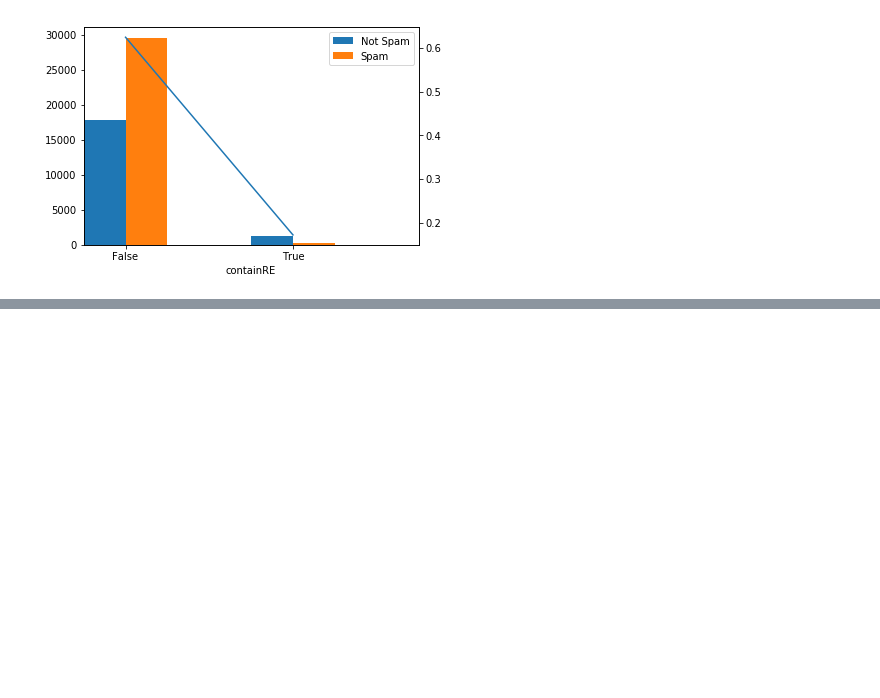
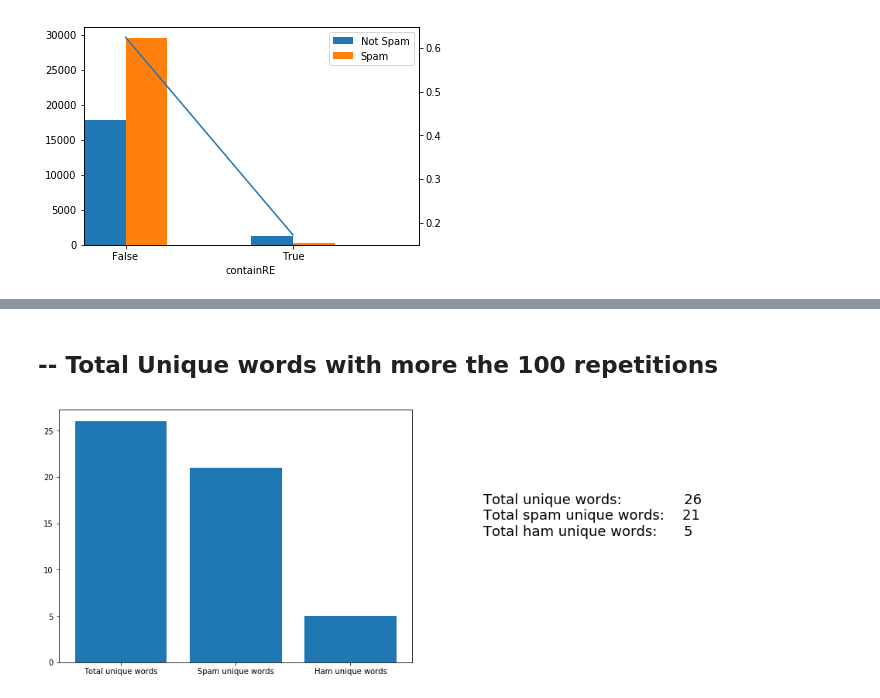
Before and after one commit to cordeiroph/SpamEmailClassifier, a Jupyter notebook: SpamEmailClassifier2.ipynb, the cells around one changed output, grey strips where cells are left out. Saved outputs shown, nothing was run; the diff lists cells and outputs as text; code cells hidden in the pictures; blank space fills up the shorter version.

```diff
--- a/SpamEmailClassifier2.ipynb
+++ b/SpamEmailClassifier2.ipynb
@@ -1094,0 +919,15 @@ txt.ENGLISH_STOP_WORDS
+# %% [markdown]
+## -- Total Unique words with more the 100 repetitions
+# %%
+dfEmailServerCounter = pd.DataFrame.from_dict(data = dict(emailServerCount),orient='index', columns = ['freq'])
+
+dfEmailServerCounterSpam = pd.DataFrame.from_dict(data = dict(emailServerCountSpam),orient='index', columns = ['freq'])
+
+dfEmailServerCounterHam = pd.DataFrame.from_dict(data = dict(emailServerCountHam),orient='index', columns = ['freq'])
+
+totalUniqueWordsPlot(
+    len(dfEmailServerCounter[dfEmailServerCounter['freq'] > 100]),
+    len(dfEmailServerCounterSpam[dfEmailServerCounterSpam['freq'] > 100]),
+    len(dfEmailServerCounterHam[dfEmailServerCounterHam['freq'] > 100]))
+# %% [output]
+[figure, added]
```
Also changed, not shown: parts of 53 cells of this notebook.
